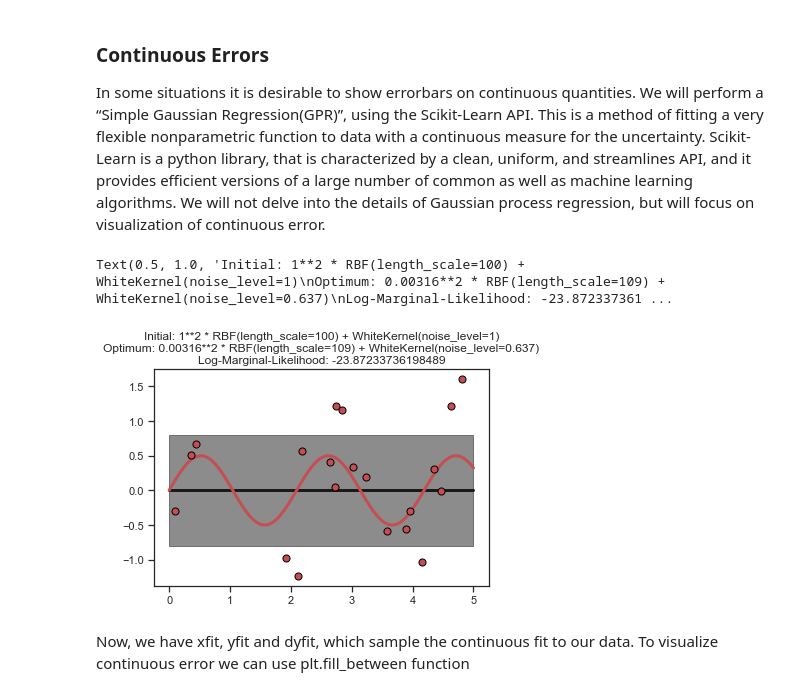
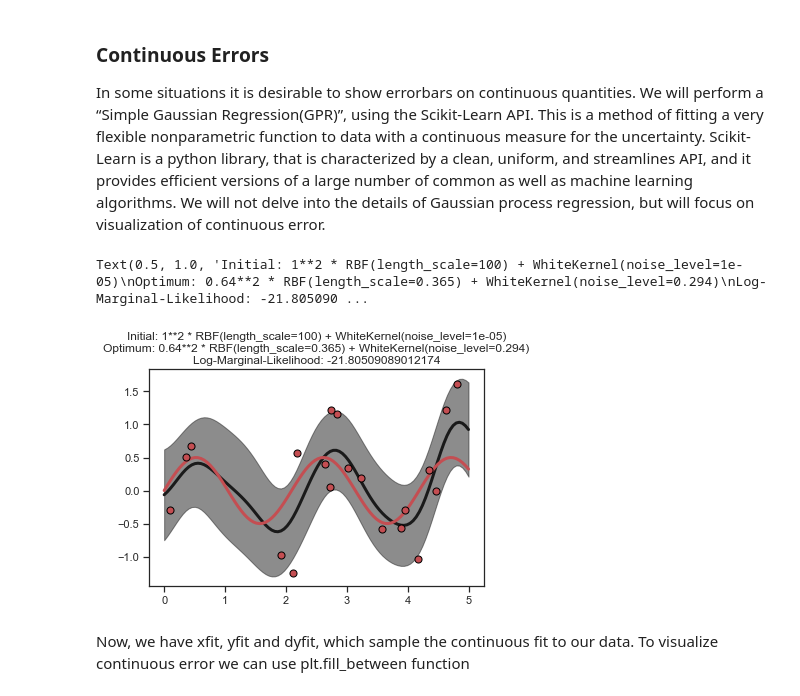
Before and after one commit to igaribay/DSSwithPython, a Jupyter notebook: DSS-Week06/Notebook/DSS-Unit06-Lecture01.ipynb, the cells around one changed output. Saved outputs shown, nothing was run; the diff lists cells and outputs as text; code cells hidden in the pictures.

```diff
--- a/DSS-Week06/Notebook/DSS-Unit06-Lecture01.ipynb
+++ b/DSS-Week06/Notebook/DSS-Unit06-Lecture01.ipynb
@@ -571,36 +571,36 @@ In some situations it is desirable to show errorbars on continuous quantities. W
 import numpy as np
 
 from matplotlib import pyplot as plt
 from matplotlib.colors import LogNorm
 
 from sklearn.gaussian_process import GaussianProcessRegressor
 from sklearn.gaussian_process.kernels import RBF, WhiteKernel
 
 
 rng = np.random.RandomState(0)
 X = rng.uniform(0, 5, 20)[:, np.newaxis]
 y = 0.5 * np.sin(3 * X[:, 0]) + rng.normal(0, 0.5, X.shape[0])
 
 # First run
 plt.figure(0)
 kernel = 1.0 * RBF(length_scale=100.0, length_scale_bounds=(1e-2, 1e3)) \
-    + WhiteKernel(noise_level=1, noise_level_bounds=(1e-10, 1e+1))
+    + WhiteKernel(noise_level=1e-05, noise_level_bounds=(1e-10, 1e1))
 gp = GaussianProcessRegressor(kernel=kernel,
                               alpha=0.0).fit(X, y)
 X_ = np.linspace(0, 5, 100)
 y_mean, y_cov = gp.predict(X_[:, np.newaxis], return_cov=True)
 plt.plot(X_, y_mean, 'k', lw=3, zorder=9)
 plt.fill_between(X_, y_mean - np.sqrt(np.diag(y_cov)),
                  y_mean + np.sqrt(np.diag(y_cov)),
                  alpha=0.5, color='k')
 plt.plot(X_, 0.5*np.sin(3*X_), 'r', lw=3, zorder=9)
 plt.scatter(X[:, 0], y, c='r', s=50, zorder=10, edgecolors=(0, 0, 0))
 plt.title("Initial: %s\nOptimum: %s\nLog-Marginal-Likelihood: %s"
           % (kernel, gp.kernel_,
              gp.log_marginal_likelihood(gp.kernel_.theta)))
 # %% [output]
-Text(0.5, 1.0, 'Initial: 1**2 * RBF(length_scale=100) + WhiteKernel(noise_level=1)\nOptimum: 0.00316**2 * RBF(length_scale=109) + WhiteKernel(noise_level=0.637)\nLog-Marginal-Likelihood: -23.872337361 ...
+Text(0.5, 1.0, 'Initial: 1**2 * RBF(length_scale=100) + WhiteKernel(noise_level=1e-05)\nOptimum: 0.64**2 * RBF(length_scale=0.365) + WhiteKernel(noise_level=0.294)\nLog-Marginal-Likelihood: -21.805090 ...
-[figure, old version]
+[figure, new version]
 # %% [markdown]
 Now, we have xfit, yfit and dyfit, which sample the continuous fit to our data. To visualize continuous error we can use plt.fill_between function
 # %% [markdown]
```
Also changed, not shown: parts of 26 cells of this notebook.
